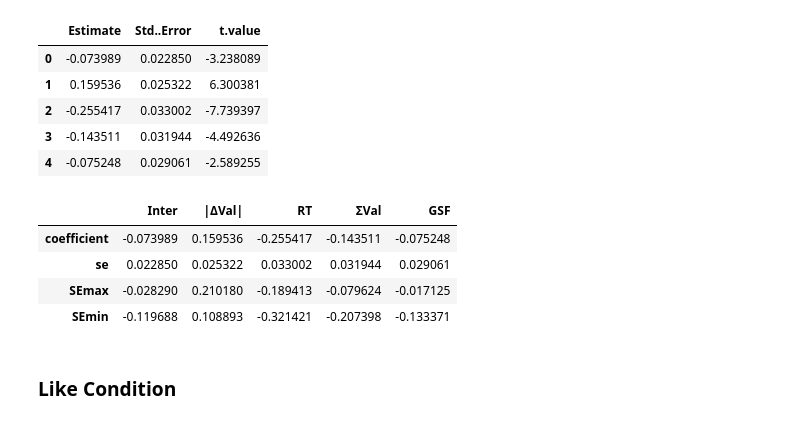
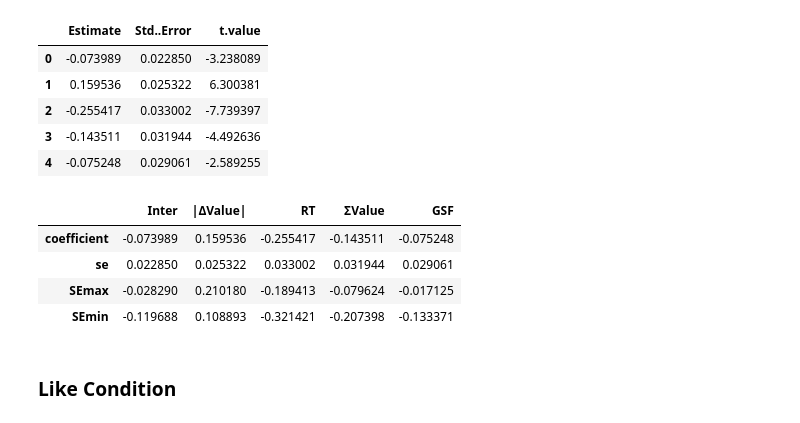
Before and after one commit to pradysepulveda/FF2018, a Jupyter notebook: RegressionModelsT_31.ipynb, the cells around one changed output. Cells and saved outputs as stored; diff of their text form; code cells hidden in the pictures.

```diff
--- a/RegressionModelsT_31.ipynb
+++ b/RegressionModelsT_31.ipynb
@@ -691,14 +683,14 @@ conf_table_exp1 = conf_table_exp1.iloc[:, 0:-1].copy(); conf_table_exp1.loc[:, '
 conf_table_exp1.loc[:, 'SEmin'] = conf_table_exp1['coefficient'] - conf_table_exp1['se']*2
 conf_table_exp1 = conf_table_exp1.transpose()
 # %%
-conf_table_exp1.columns = [ 'Inter','|ΔVal|', 'RT', 'ΣVal','GSF']
+conf_table_exp1.columns = [ 'Inter','|ΔValue|', 'RT', 'ΣValue','GSF']
 #conf_table_exp1.loc['p'] = np.round(conf_table_exp1.loc['p'], 4)
-conf_table_exp1 = conf_table_exp1[['Inter','|ΔVal|', 'RT', 'ΣVal','GSF']]
+conf_table_exp1 = conf_table_exp1[['Inter','|ΔValue|', 'RT', 'ΣValue','GSF']]
 conf_table_Dislike = conf_table_exp1
 
 conf_table_Dislike
 # %% [output]
-|  | Inter | |ΔVal| | RT | ΣVal | GSF |
+|  | Inter | |ΔValue| | RT | ΣValue | GSF |
 | coefficient | -0.073989 | 0.159536 | -0.255417 | -0.143511 | -0.075248 |
 | se | 0.022850 | 0.025322 | 0.033002 | 0.031944 | 0.029061 |
 | SEmax | -0.028290 | 0.210180 | -0.189413 | -0.079624 | -0.017125 |
```
Also changed, not shown: parts of 19 cells of this notebook, 3 other files.
